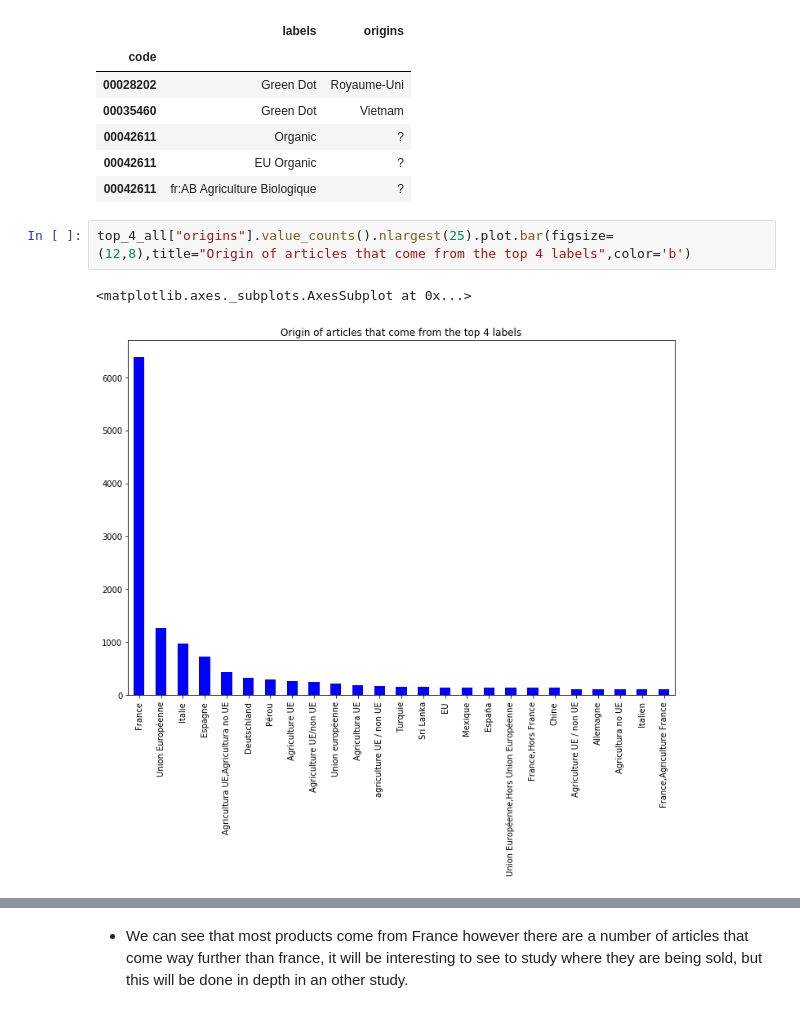
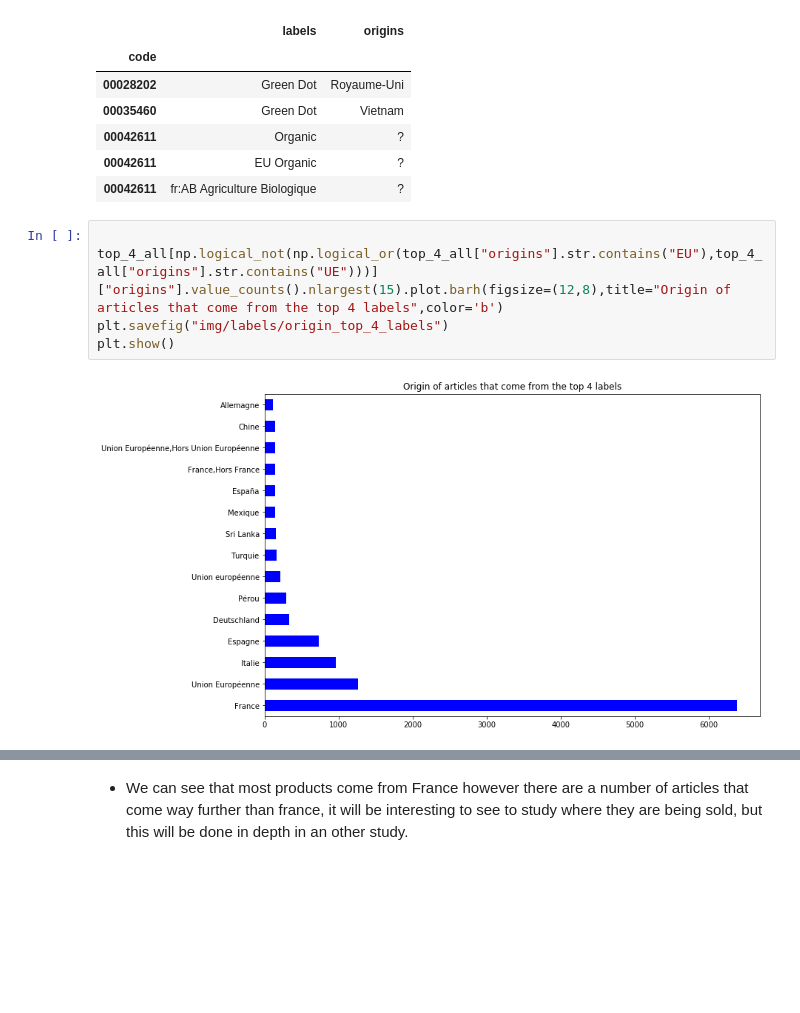
Before and after one commit to lanzrein/ada_project, a Jupyter notebook: EcoLabels.ipynb, the cells around one changed output, grey strips where cells are left out. Cells and saved outputs as stored; diff of their text form; blank space fills up the shorter version.

```diff
--- a/EcoLabels.ipynb
+++ b/EcoLabels.ipynb
@@ -133,7 +122,9 @@ top_4_all.head()
 | 00042611 | EU Organic | ? |
 | 00042611 | fr:AB Agriculture Biologique | ? |
 # %%
-top_4_all["origins"].value_counts().nlargest(25).plot.bar(figsize=(12,8),title="Origin of articles that come from the top 4 labels",color='b')
+
+top_4_all[np.logical_not(np.logical_or(top_4_all["origins"].str.contains("EU"),top_4_all["origins"].str.contains("UE")))]["origins"].value_counts().nlargest(15).plot.barh(figsize=(12,8),title="Origin of articles that come from the top 4 labels",color='b')
+plt.savefig("img/labels/origin_top_4_labels")
+plt.show()
 # %% [output]
-<matplotlib.axes._subplots.AxesSubplot at 0x...>
-[figure, old version]
+[figure, new version]
```
Also changed, not shown: parts of 4 cells of this notebook, 46 other files.
